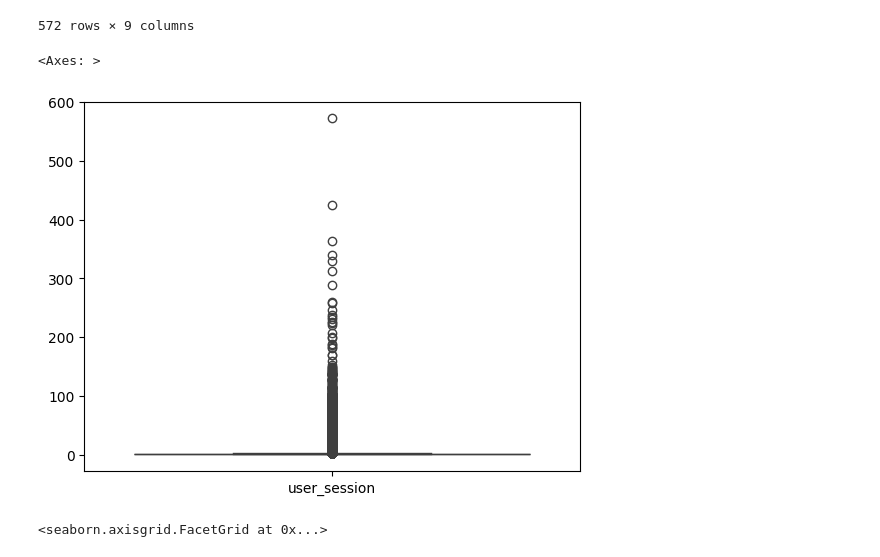
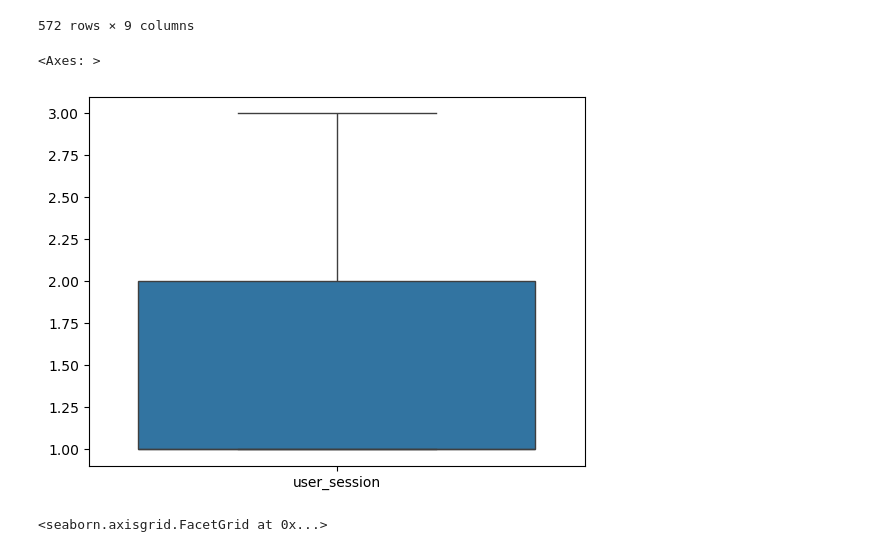
Before and after one commit to SimonMolinsky/code-me-webinar-ds-march-2024, a Jupyter notebook: content/b_korelacja_i_zaleznosci.ipynb, the cells around one changed output. Cells and saved outputs as stored; diff of their text form; code cells hidden in the pictures.

```diff
--- a/content/b_korelacja_i_zaleznosci.ipynb
+++ b/content/b_korelacja_i_zaleznosci.ipynb
@@ -318,10 +318,10 @@ df[df['user_id'] == 1515915625554995474]
 | 825085 | view | 247085 | 2144415923744800906 | 262.48 | 1515915625554995474 | nFlhu5QzOd | 2021-02-18 07:59:51 | 2021-02-18 | 3 |
 572 rows × 9 columns
 # %%
-sns.boxplot(sessions_per_user[sessions_per_user > 0])
+sns.boxplot(sessions_per_user[sessions_per_user > 0], showfliers=False)
 # %% [output]
 <Axes: >
-[figure, old version]
+[figure, new version]
 # %%
 sns.displot(sessions_per_user[sessions_per_user > 0], kind='ecdf')
 # %% [output]
```
Also changed, not shown: parts of 2 cells of this notebook, 2 other files.
